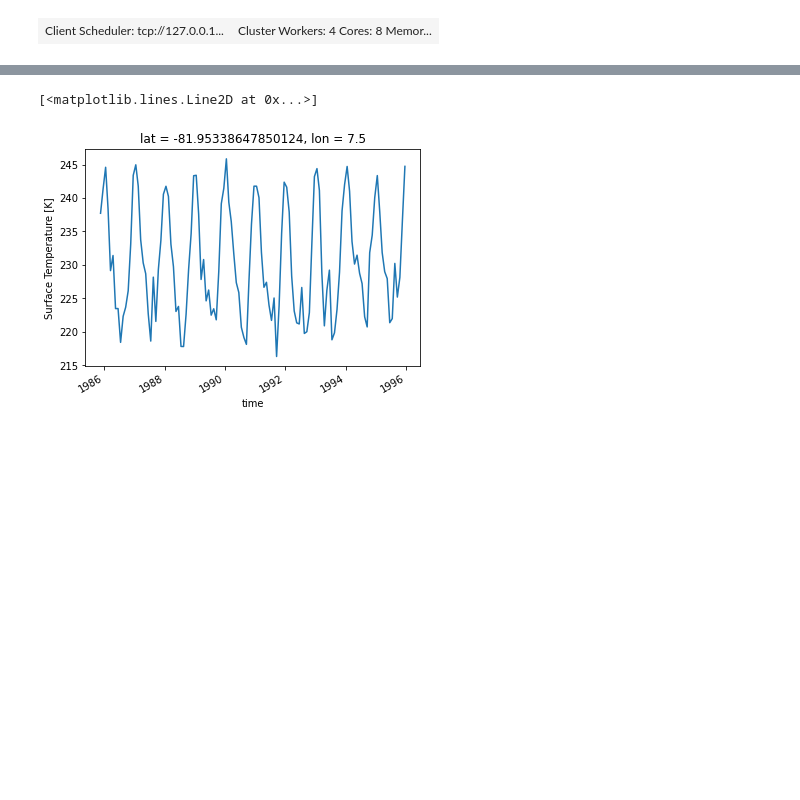
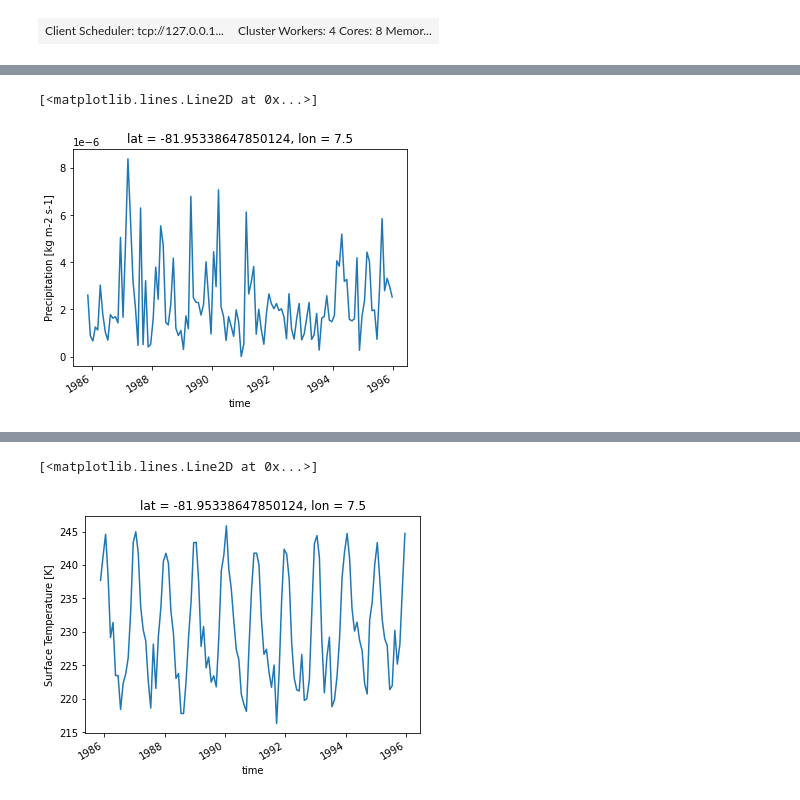
Before and after one commit to adv-py-geos/adv-py-geos, a Jupyter notebook: HW1/Climate Model - CMIP5/CMIP5-Lance.ipynb, the cells around one changed output, grey strips where cells are left out. Drawn from its saved outputs; the diff is of its cells as text; code cells hidden in the pictures; blank space fills up the shorter version.

```diff
--- a/HW1/Climate Model - CMIP5/CMIP5-Lance.ipynb
+++ b/HW1/Climate Model - CMIP5/CMIP5-Lance.ipynb
@@ -120,0 +29,13 @@ cmor_version :
+# %%
+# Some variables
+url = 'http://aims3.llnl.gov/thredds/dodsC/cmip5_css02_data/cmip5/output1/CMCC/CMCC-CM/decadal1985/mon/atmos/Amon/r1i2p1/pr/1/pr_Amon_CMCC-CM_decadal1985_r1i2p1_198511-199512.nc'
+ds_precip = xr.open_dataset(url)
+
+url = 'http://aims3.llnl.gov/thredds/dodsC/cmip5_css02_data/cmip5/output1/CMCC/CMCC-CM/decadal1985/mon/atmos/Amon/r1i2p1/ps/1/ps_Amon_CMCC-CM_decadal1985_r1i2p1_198511-199512.nc'
+ds_press = xr.open_dataset(url)
+
+url = 'http://aims3.llnl.gov/thredds/dodsC/cmip5_css02_data/cmip5/output1/CMCC/CMCC-CM/decadal1985/mon/atmos/Amon/r1i2p1/ts/1/ts_Amon_CMCC-CM_decadal1985_r1i2p1_198511-199512.nc'
+ds_sfct = xr.open_dataset(url)
+
+url = 'http://aims3.llnl.gov/thredds/dodsC/cmip5_css02_data/cmip5/output1/CMCC/CMCC-CM/decadal1985/mon/atmos/Amon/r1i2p1/zg/1/zg_Amon_CMCC-CM_decadal1985_r1i2p1_198511-199512.nc'
+ds_geop = xr.open_dataset(url)
@@ -120,0 +62,6 @@ cmor_version :
+# %%
+ds_pr1d = ds_precip.pr.isel(lat=10, lon=10)
+ds_pr1d.plot()
+# %% [output]
+[<matplotlib.lines.Line2D at 0x...>]
+[figure, added]
```
Also changed, not shown: parts of 18 cells of this notebook.
